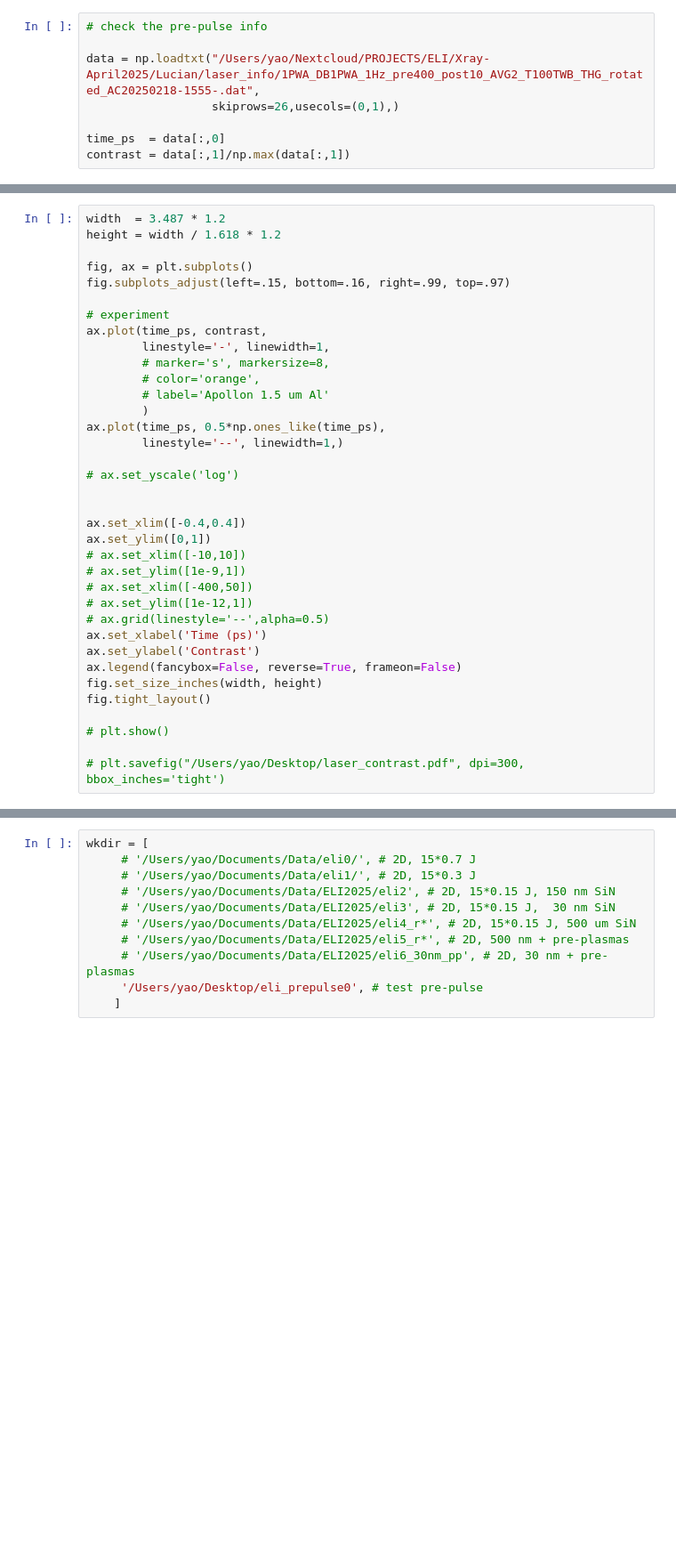
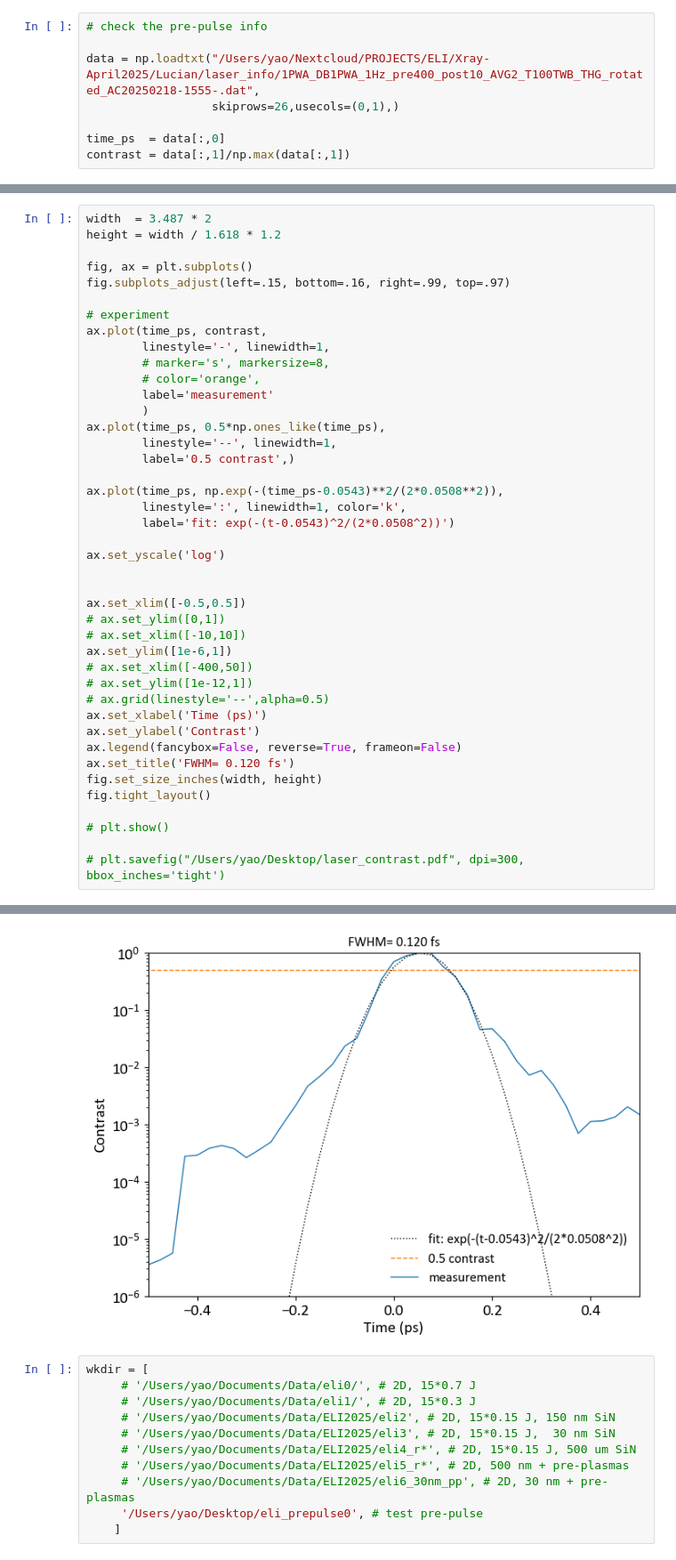
Before and after one commit to weipengyao/scripts, a Jupyter notebook: ELI_E5_Xray_2025.ipynb, the cells around one changed output, grey strips where cells are left out. Shown at 89% size. Drawn from its saved outputs; the diff is of its cells as text; blank space fills up the shorter version.

```diff
--- a/ELI_E5_Xray_2025.ipynb
+++ b/ELI_E5_Xray_2025.ipynb
@@ -427,5 +528,5 @@ contrast = data[:,1]/np.max(data[:,1])
 # %%
-width  = 3.487 * 1.2
+width  = 3.487 * 2
 height = width / 1.618 * 1.2
 
 fig, ax = plt.subplots()
@@ -436,24 +537,30 @@ ax.plot(time_ps, contrast,
         linestyle='-', linewidth=1,
         # marker='s', markersize=8,
         # color='orange',
-        # label='Apollon 1.5 um Al'
+        label='measurement'
         )
 ax.plot(time_ps, 0.5*np.ones_like(time_ps),
-        linestyle='--', linewidth=1,)
+        linestyle='--', linewidth=1,
+        label='0.5 contrast',)
 
-# ax.set_yscale('log')
+ax.plot(time_ps, np.exp(-(time_ps-0.0543)**2/(2*0.0508**2)),
+        linestyle=':', linewidth=1, color='k',
+        label='fit: exp(-(t-0.0543)^2/(2*0.0508^2))')
+
+ax.set_yscale('log')
 
 
-ax.set_xlim([-0.4,0.4])
-ax.set_ylim([0,1])
+ax.set_xlim([-0.5,0.5])
+# ax.set_ylim([0,1])
 # ax.set_xlim([-10,10])
-# ax.set_ylim([1e-9,1])
+ax.set_ylim([1e-6,1])
 # ax.set_xlim([-400,50])
 # ax.set_ylim([1e-12,1])
 # ax.grid(linestyle='--',alpha=0.5)
 ax.set_xlabel('Time (ps)')
 ax.set_ylabel('Contrast')
 ax.legend(fancybox=False, reverse=True, frameon=False)
+ax.set_title('FWHM= 0.120 fs')
 fig.set_size_inches(width, height)
 fig.tight_layout()
 
@@ -465,3 +571,4 @@ No artists with labels found to put in legend.  Note that artists whose label st
+[figure, added]
 # %%
 wkdir = [
      # '/Users/yao/Documents/Data/eli0/', # 2D, 15*0.7 J
```
Also changed, not shown: parts of 12 cells of this notebook, 3 other files.
